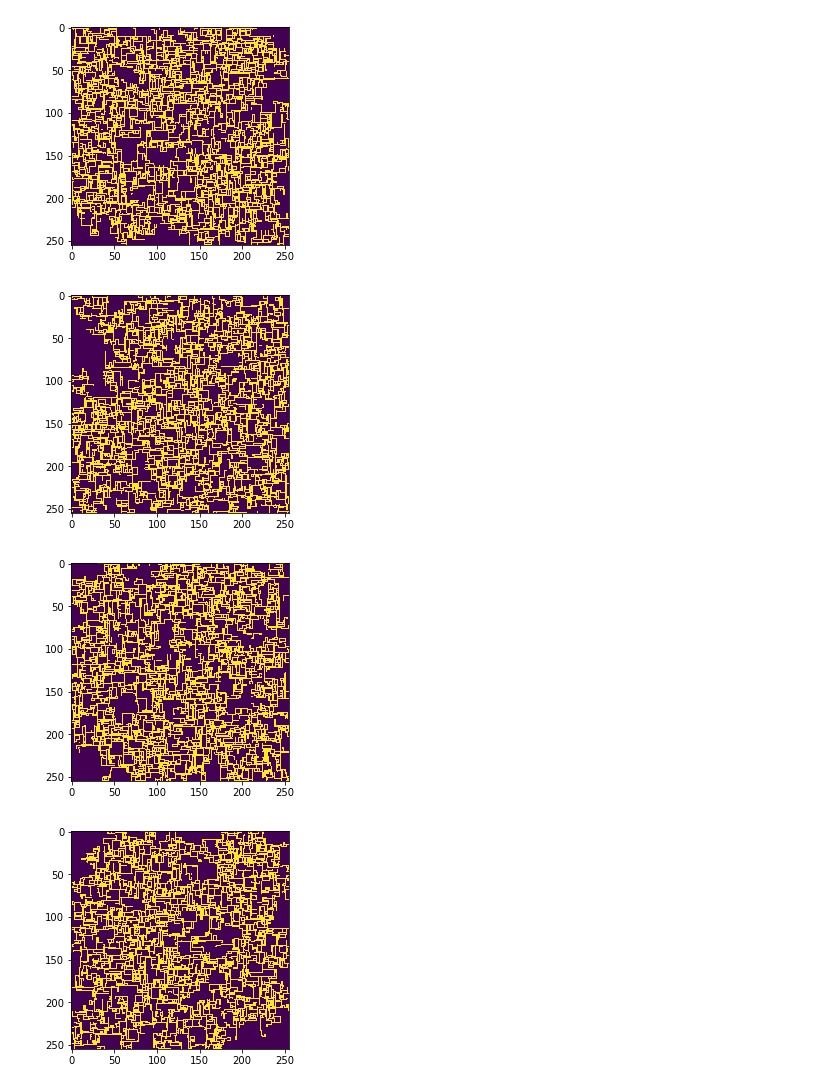
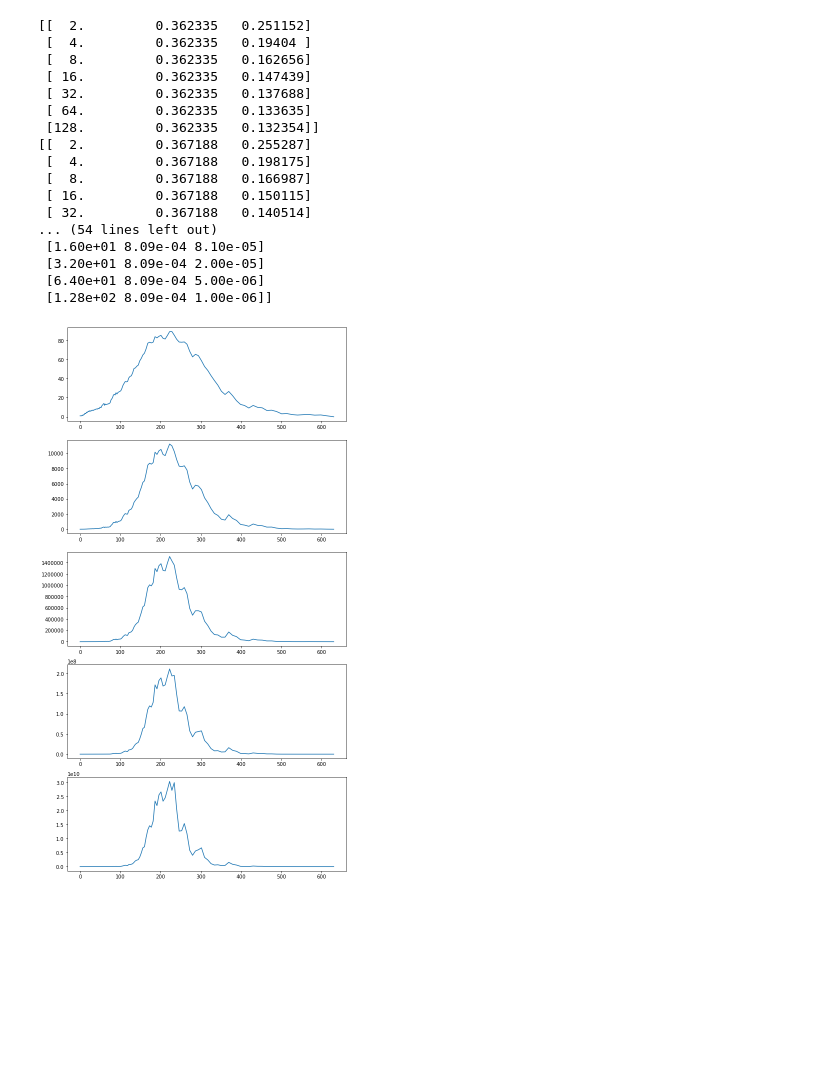
Before and after one commit to Irene-Li/BARW, a Jupyter notebook: BARW/plot_data.ipynb, the cells around one changed output. Saved outputs shown, nothing was run; the diff lists cells and outputs as text; code cells hidden in the pictures; blank space fills up the shorter version.

Commit message:
add coarse grained tracer moments

```diff
--- a/BARW/plot_data.ipynb
+++ b/BARW/plot_data.ipynb
@@ -32,8 +26,7 @@ while line:
     else:
         if moments_flag:
             moments.append(line)
-
-        if realisation_flag:
+        elif realisation_flag:
             new_realisation = [line]
             realisations.append(new_realisation)
             realisation_flag = False
@@ -63,21 +56,28 @@ def extract_lite(realisation):
     total_active = []
     total_tracer = []
     tracer_snapshot = np.zeros((L, L))
+    tracer_moments = []
     time = []
+    flag = False
+    passive_indices = []
 
     for line in realisation:
         if line.startswith('time'):
             time.append(float(line[5:-1]))
-        if line.startswith('total active'):
+        elif line.startswith('total active'):
             total_active.append(float(line[13:-1]))
-        if line.startswith('total tracer'):
+        elif line.startswith('total tracer'):
             total_tracer.append(float(line[13:-1]))
-        if line.startswith('passive'):
+        elif line.startswith('passive'):
             passive_indices = np.fromstring(line[8:-1], sep=',')
             passive_indices = np.unravel_index(passive_indices.astype('int'), (L, L))
+        elif line.startswith('coarse_grain_tracer'):
+            flag = True
+        elif flag:
+            tracer_moments.append(np.fromstring(line, sep=','))
+
     tracer_snapshot[passive_indices] = 1 # set occupied sites to -1
-
-    return time, total_active, total_tracer, tracer_snapshot
+    return time, total_active, total_tracer, tracer_snapshot, np.vstack(tracer_moments)
 
 def extract_moments(moments):
     active_moments = []
@@ -187,30 +186,45 @@ plt.show()
 # %%
 actives = []
 tracers = []
 tracer_snapshots = []
 times = []
 
 for (i, realisation) in enumerate(realisations):
-    time, total_active, total_tracer, tracer_snapshot = extract_lite(realisation)
+
+    time, total_active, total_tracer, tracer_snapshot, tracer_moments = extract_lite(realisation)
     times.append(time)
     actives.append(total_active)
     tracers.append(total_tracer)
     tracer_snapshots.append(tracer_snapshot)
-    plt.imshow(tracer_snapshot)
-    plt.show()
+    print(tracer_moments)
+
 
 t_array = select_longest(times)
 actives = pad(actives)
 tracers = pad(tracers)
 
 _, axes = plt.subplots(5, figsize=(10, 20))
 
 for (i, n) in enumerate(range(1, 6)):
     m = np.mean(actives**n, axis=0)
     axes[i].plot(t_array, m)
 #     axes[i].set_xscale('log')
 # %% [output]
+[[  2.         0.362335   0.251152]
+ [  4.         0.362335   0.19404 ]
+ [  8.         0.362335   0.162656]
+ [ 16.         0.362335   0.147439]
+ [ 32.         0.362335   0.137688]
+ [ 64.         0.362335   0.133635]
+ [128.         0.362335   0.132354]]
+[[  2.         0.367188   0.255287]
+ [  4.         0.367188   0.198175]
+ [  8.         0.367188   0.166987]
+ [ 16.         0.367188   0.150115]
+ [ 32.         0.367188   0.140514]
+... (54 lines left out)
+ [1.60e+01 8.09e-04 8.10e-05]
+ [3.20e+01 8.09e-04 2.00e-05]
+ [6.40e+01 8.09e-04 5.00e-06]
+ [1.28e+02 8.09e-04 1.00e-06]]
-[figure, old version]
+[figure, new version]
-[figure, removed]
-[figure, removed]
-[figure, removed]
```
Also changed, not shown: parts of 5 cells of this notebook, 2 other files.
